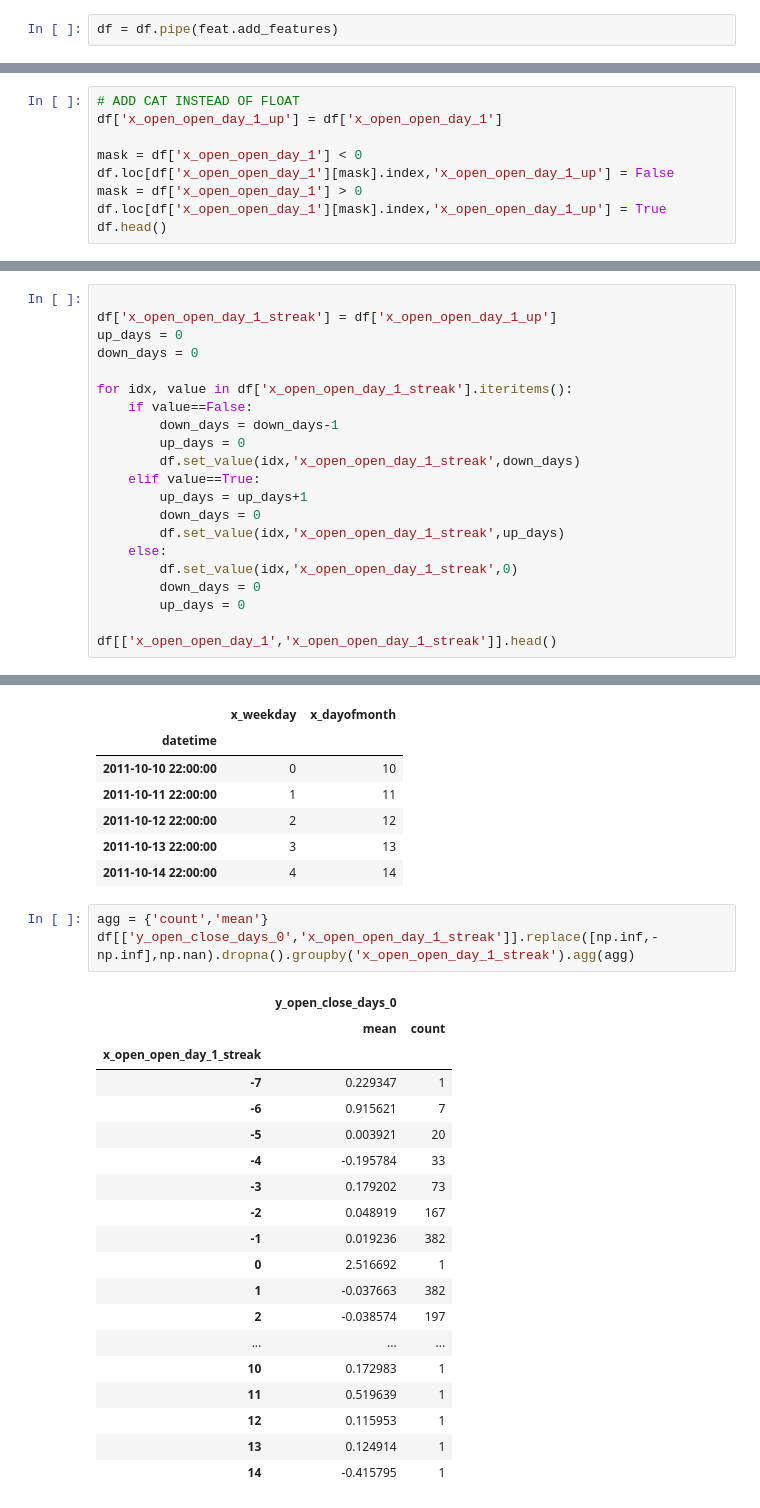
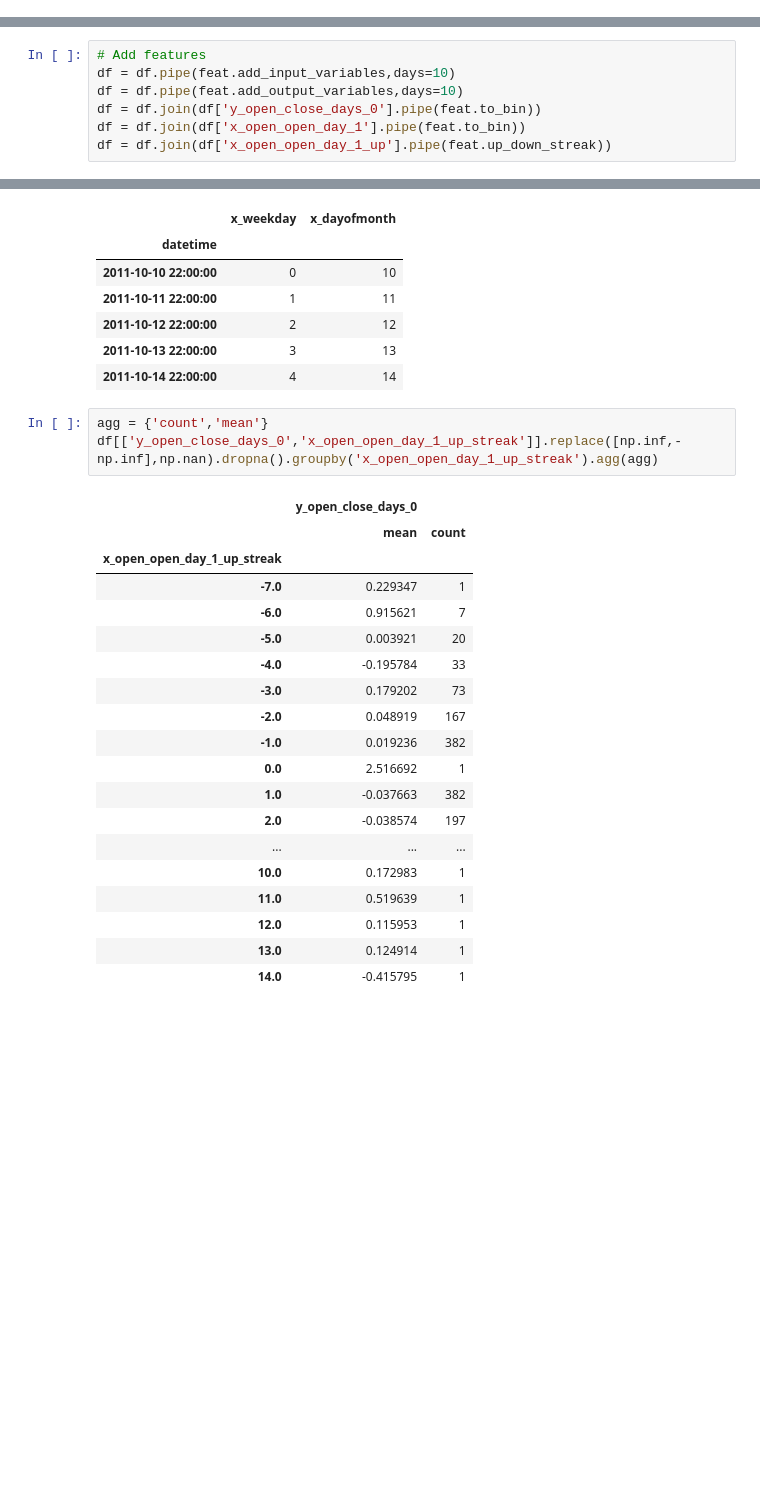
Before and after one commit to Hjartarson/stock-market, a Jupyter notebook: make-report-OMXS30.ipynb, the cells around one changed output, grey strips where cells are left out. Saved outputs shown, nothing was run; the diff lists cells and outputs as text; blank space fills up the shorter version.

```diff
--- a/make-report-OMXS30.ipynb
+++ b/make-report-OMXS30.ipynb
@@ -61,2 +45,0 @@ df.head()
-# %%
-df = df.pipe(feat.add_features)
@@ -97,9 +45,0 @@ df['y_open_close_days_0'].pipe(to_bool)
-# %%
-# ADD CAT INSTEAD OF FLOAT
-df['x_open_open_day_1_up'] = df['x_open_open_day_1']
-
-mask = df['x_open_open_day_1'] < 0
-df.loc[df['x_open_open_day_1'][mask].index,'x_open_open_day_1_up'] = False
-mask = df['x_open_open_day_1'] > 0
-df.loc[df['x_open_open_day_1'][mask].index,'x_open_open_day_1_up'] = True
-df.head()
@@ -115,21 +45,0 @@ df.head()
-# %%
-
-df['x_open_open_day_1_streak'] = df['x_open_open_day_1_up']
-up_days = 0
-down_days = 0
-
-for idx, value in df['x_open_open_day_1_streak'].iteritems():
-    if value==False:
-        down_days = down_days-1
-        up_days = 0
-        df.set_value(idx,'x_open_open_day_1_streak',down_days)
-    elif value==True:
-        up_days = up_days+1
-        down_days = 0
-        df.set_value(idx,'x_open_open_day_1_streak',up_days)
-    else:
-        df.set_value(idx,'x_open_open_day_1_streak',0)
-        down_days = 0
-        up_days = 0
-
-df[['x_open_open_day_1','x_open_open_day_1_streak']].head()
@@ -144,3 +46,10 @@ df[['x_open_open_day_1','x_open_open_day_1_streak']].head()
+# %%
+# Add features
+df = df.pipe(feat.add_input_variables,days=10)
+df = df.pipe(feat.add_output_variables,days=10)
+df = df.join(df['y_open_close_days_0'].pipe(feat.to_bin))
+df = df.join(df['x_open_open_day_1'].pipe(feat.to_bin))
+df = df.join(df['x_open_open_day_1_up'].pipe(feat.up_down_streak))
 # %%
 # Add other measures
 df['x_weekday'] = df.index.weekday
@@ -159,24 +68,24 @@ df[['x_weekday','x_dayofmonth']].head()
 | 2011-10-14 22:00:00 | 4 | 14 |
 # %%
 agg = {'count','mean'}
-df[['y_open_close_days_0','x_open_open_day_1_streak']].replace([np.inf,-np.inf],np.nan).dropna().groupby('x_open_open_day_1_streak').agg(agg)
+df[['y_open_close_days_0','x_open_open_day_1_up_streak']].replace([np.inf,-np.inf],np.nan).dropna().groupby('x_open_open_day_1_up_streak').agg(agg)
 # %% [output]
 |  | y_open_close_days_0 |  |
 |  | mean | count |
-| x_open_open_day_1_streak |  |  |
-| -7 | 0.229347 | 1 |
-| -6 | 0.915621 | 7 |
-| -5 | 0.003921 | 20 |
-| -4 | -0.195784 | 33 |
-| -3 | 0.179202 | 73 |
-| -2 | 0.048919 | 167 |
-| -1 | 0.019236 | 382 |
-| 0 | 2.516692 | 1 |
-| 1 | -0.037663 | 382 |
-| 2 | -0.038574 | 197 |
+| x_open_open_day_1_up_streak |  |  |
+| -7.0 | 0.229347 | 1 |
+| -6.0 | 0.915621 | 7 |
+| -5.0 | 0.003921 | 20 |
+| -4.0 | -0.195784 | 33 |
+| -3.0 | 0.179202 | 73 |
+| -2.0 | 0.048919 | 167 |
+| -1.0 | 0.019236 | 382 |
+| 0.0 | 2.516692 | 1 |
+| 1.0 | -0.037663 | 382 |
+| 2.0 | -0.038574 | 197 |
 | ... | ... | ... |
-| 10 | 0.172983 | 1 |
-| 11 | 0.519639 | 1 |
-| 12 | 0.115953 | 1 |
-| 13 | 0.124914 | 1 |
-| 14 | -0.415795 | 1 |
+| 10.0 | 0.172983 | 1 |
+| 11.0 | 0.519639 | 1 |
+| 12.0 | 0.115953 | 1 |
+| 13.0 | 0.124914 | 1 |
+| 14.0 | -0.415795 | 1 |
```
Also changed, not shown: parts of 18 cells of this notebook, 10 other files.
